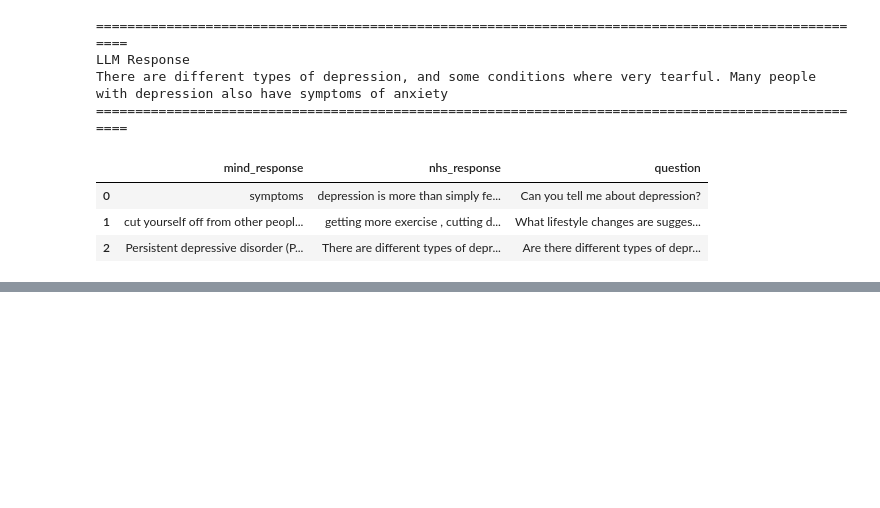
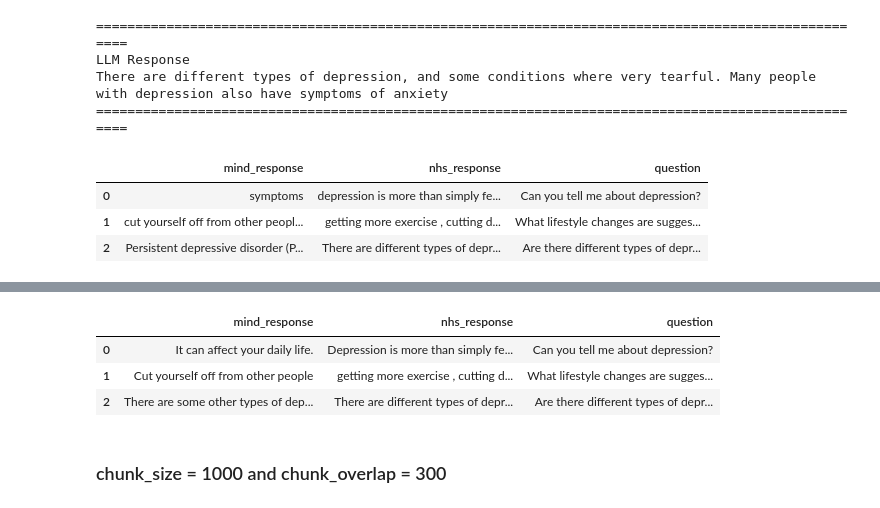
Before and after one commit to fuzzylabs/MindGPT, a Jupyter notebook: experiments/data_chunking_experiments.ipynb, the cells around one changed output, grey strips where cells are left out. Cells and saved outputs as stored; diff of their text form; code cells hidden in the pictures; blank space fills up the shorter version.

Commit message:
add more experiments

```diff
--- a/experiments/data_chunking_experiments.ipynb
+++ b/experiments/data_chunking_experiments.ipynb
@@ -293,7 +296,7 @@ def get_llm_prompt_response(questions, enable_chunking, is_new_experiment, fixed
             print(prompt)
 
             llm = pipeline(model=LLM_MODEL, task="text2text-generation")
-            data = llm(prompt, max_length=MAX_OUTPUT_LENGTH)
+            data = llm(prompt, max_length=MAX_OUTPUT_LENGTH, temperature=0.9)
             response = data[0]["generated_text"]
 
             print("="*100)
@@ -686,0 +692,2 @@ results_df
+# %%
+results_df = get_llm_prompt_response(QUESTIONS, enable_chunking = True, is_new_experiment = True, chunk_size = 1500, chunk_overlap = 50)
@@ -686,0 +790,9 @@ results_df
+# %%
+results_df
+# %% [output]
+|  | mind_response | nhs_response | question |
+| 0 | It can affect your daily life. | Depression is more than simply fe... | Can you tell me about depression? |
+| 1 | Cut yourself off from other people | getting more exercise , cutting d... | What lifestyle changes are sugges... |
+| 2 | There are some other types of dep... | There are different types of depr... | Are there different types of depr... |
+# %% [markdown]
+### chunk_size = 1000 and chunk_overlap = 300
```
Also changed, not shown: parts of 26 cells of this notebook.
